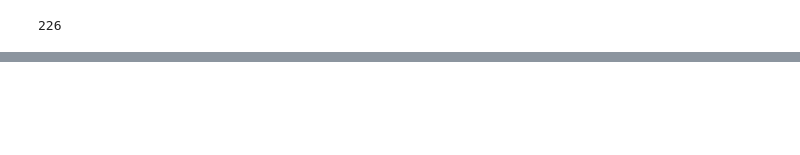
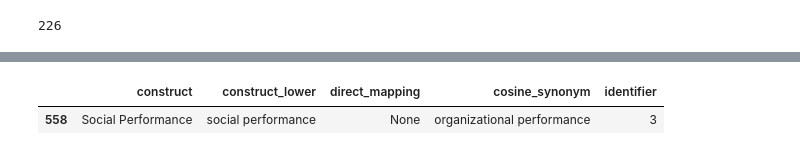
Before and after one commit to TimothyKusuma/Master-Thesis, a Jupyter notebook: ipynb_notebooks/synonym_mapping.ipynb, the cells around one changed output, grey strips where cells are left out. Saved outputs shown, nothing was run; the diff lists cells and outputs as text; code cells hidden in the pictures; blank space fills up the shorter version.

```diff
--- a/ipynb_notebooks/synonym_mapping.ipynb
+++ b/ipynb_notebooks/synonym_mapping.ipynb
@@ -265,0 +269,37 @@ mapped_df
+# %%
+# Initialize a dictionary for synonyms identifier mapping
+identifier_mapping = {}
+current_id = 1  # Starting identifier
+
+# Create a dictionary to link constructs with their synonyms
+link_dict = {}
+for index, row in mapped_df.iterrows():
+    construct = row['construct_lower']
+    synonym = row['cosine_synonym']
+
+    if pd.notna(synonym) and synonym in mapped_df['construct_lower'].values:
+        # Link the construct with its synonym
+        link_dict[construct] = synonym
+        link_dict[synonym] = construct
+    else:
+        # If no valid synonym, link the construct to itself
+        link_dict[construct] = construct
+
+# Assign identifiers based on linked constructs
+for construct in mapped_df['construct_lower']:
+    # Check if an identifier has been assigned
+    if construct not in identifier_mapping:
+        linked_construct = link_dict[construct]
+
+        # If the linked construct also doesn't have an identifier, assign a new one
+        if linked_construct not in identifier_mapping:
+            identifier_mapping[construct] = current_id
+            identifier_mapping[linked_construct] = current_id
+            current_id += 1
+        else:
+            # If the linked construct has an identifier, use the same for this construct
+            identifier_mapping[construct] = identifier_mapping[linked_construct]
+
+# Add the identifier to the DataFrame
+mapped_df['identifier'] = mapped_df['construct_lower'].apply(lambda x: identifier_mapping[x])
+mapped_df
@@ -265,0 +320,5 @@ mapped_df
+# %%
+mapped_df.loc[mapped_df['construct_lower'] == "social performance"]
+# %% [output]
+|  | construct | construct_lower | direct_mapping | cosine_synonym | identifier |
+| 558 | Social Performance | social performance | None | organizational performance | 3 |
```
Also changed, not shown: parts of 11 cells of this notebook, 1 other file.
